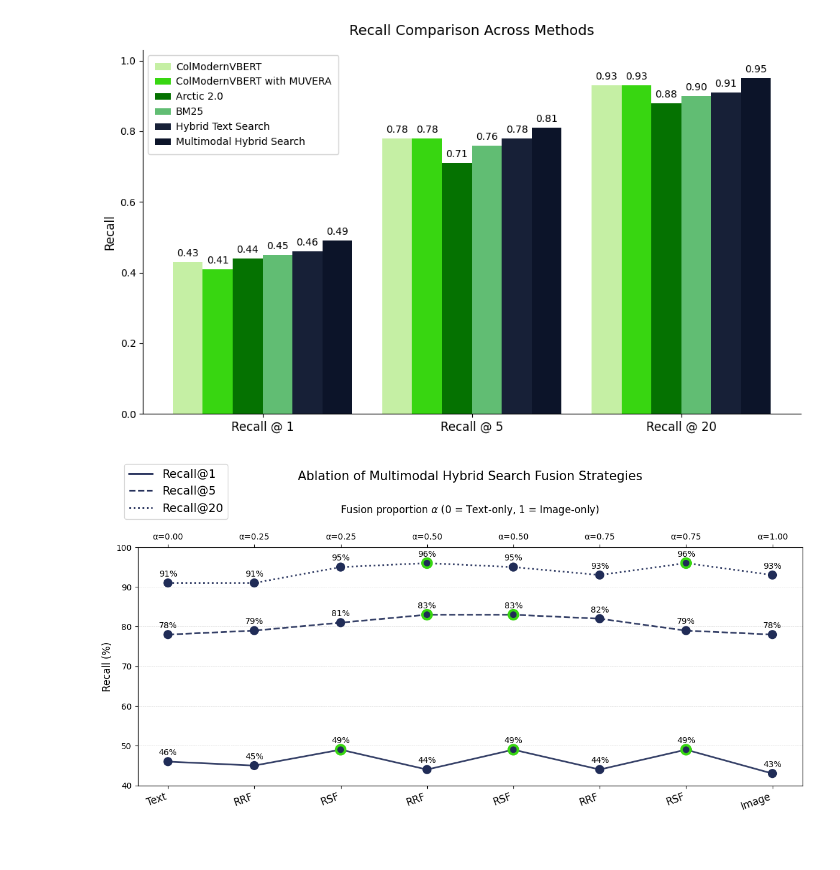
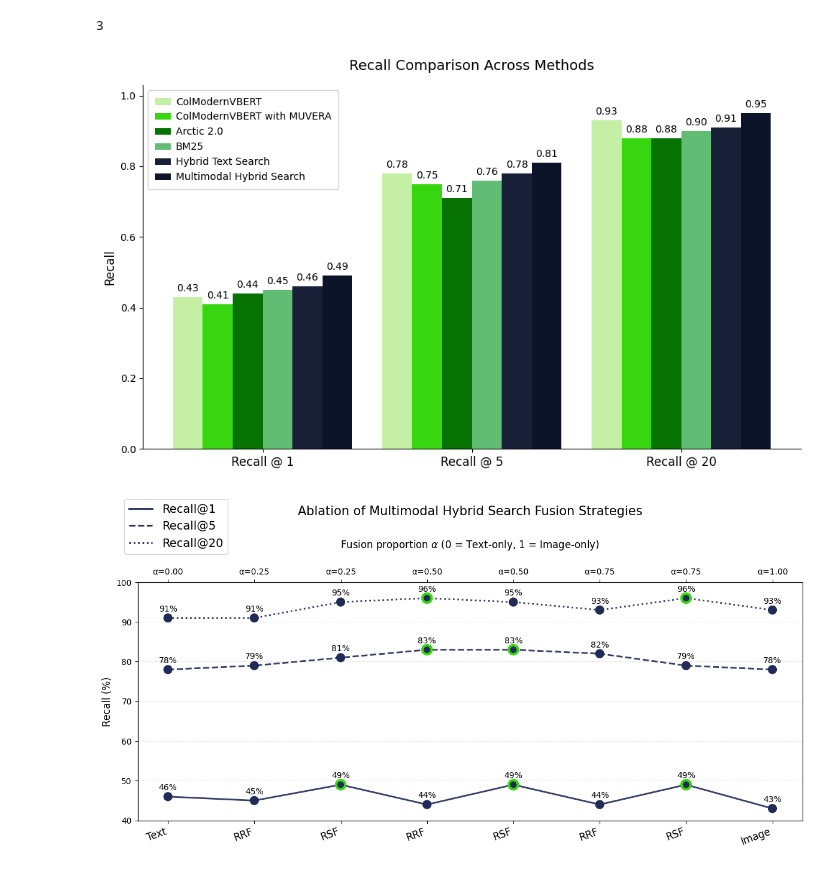
Before and after one commit to weaviate/query-agent-benchmarking, a Jupyter notebook: notebooks/data-visualization/irpapers-bar-charts.ipynb, the cells around one changed output. Saved outputs shown, nothing was run; the diff lists cells and outputs as text; code cells hidden in the pictures.

```diff
--- a/notebooks/data-visualization/irpapers-bar-charts.ipynb
+++ b/notebooks/data-visualization/irpapers-bar-charts.ipynb
@@ -1,3 +1,7 @@
+# %%
+1+2
+# %% [output]
+3
 # %%
 import numpy as np
 import matplotlib.pyplot as plt
@@ -13,8 +17,8 @@ categories = [
     "Multimodal Hybrid Search"
 ]
 recall_at_1 = [0.43, 0.41, 0.44, 0.45, 0.46, 0.49]
-recall_at_5 = [0.78, 0.78, 0.71, 0.76, 0.78, 0.81]
-recall_at_20 = [0.93, 0.93, 0.88, 0.90, 0.91, 0.95]
+recall_at_5 = [0.78, 0.75, 0.71, 0.76, 0.78, 0.81]
+recall_at_20 = [0.93, 0.88, 0.88, 0.90, 0.91, 0.95]
 
 # Include Recall @ 1, Recall @ 5, and Recall @ 20
 plot_metrics = ["Recall @ 1", "Recall @ 5", "Recall @ 20"]
@@ -67,34 +71,34 @@ ticklabel_kwargs = {"fontsize": 12}
 ax.set_xticks(x)
 ax.set_xticklabels(plot_metrics, **ticklabel_kwargs)
 ax.set_ylabel("Recall", fontsize=12)
 # Unbold the title by specifying fontweight="normal"
 ax.set_title("Recall Comparison Across Methods", fontsize=14, pad=15, fontweight="normal")
 ax.set_ylim(0, 1.03)
 
 legend_prop = {"size": 10}
 
 ax.legend(
     fontsize=10,
     loc='upper left',
     frameon=True,
     framealpha=0.85,
     borderpad=0.7,
     labelspacing=0.5,
     handlelength=1.6,
     handletextpad=0.5,
     fancybox=True,
     edgecolor="#cccccc",
     prop=legend_prop
 )
 
 ax.spines["top"].set_visible(False)
 ax.spines["right"].set_visible(False)
 
 plt.tight_layout()
 plt.savefig("irpapers-recall.png", dpi=1000)
 plt.show()
 # %% [output]
-[figure, old version]
+[figure, new version]
 # %%
 import matplotlib.pyplot as plt
 from matplotlib.lines import Line2D
```
Also changed, not shown: parts of 2 cells of this notebook, 19 other files.
